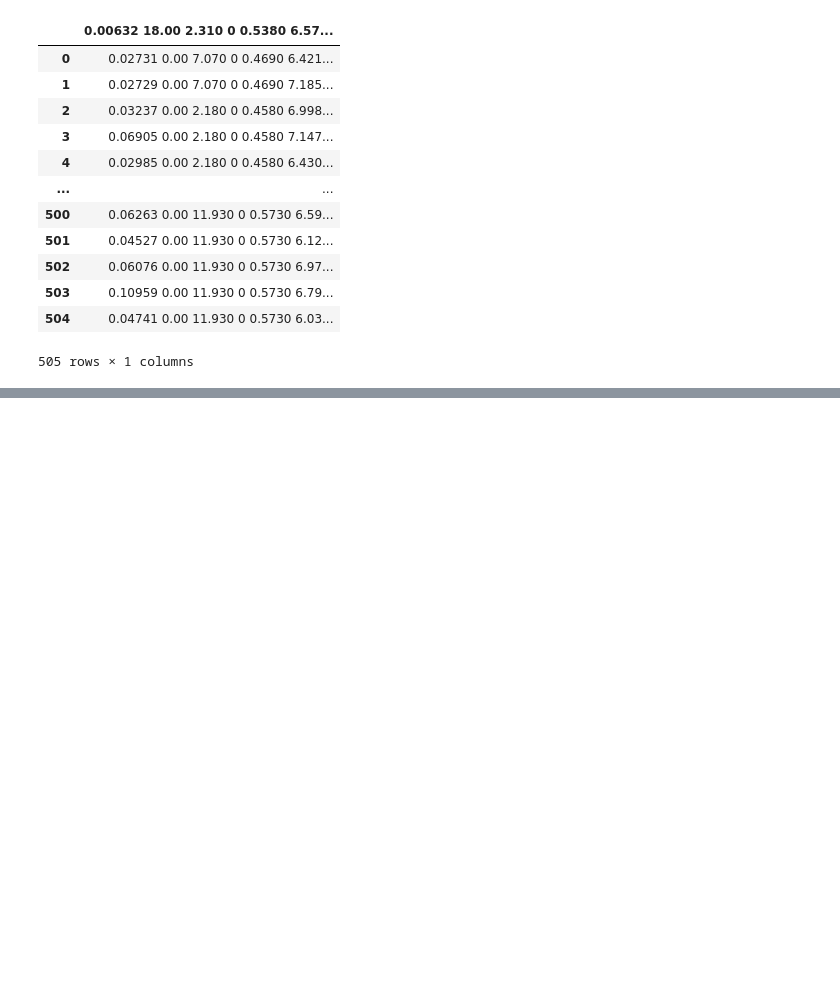
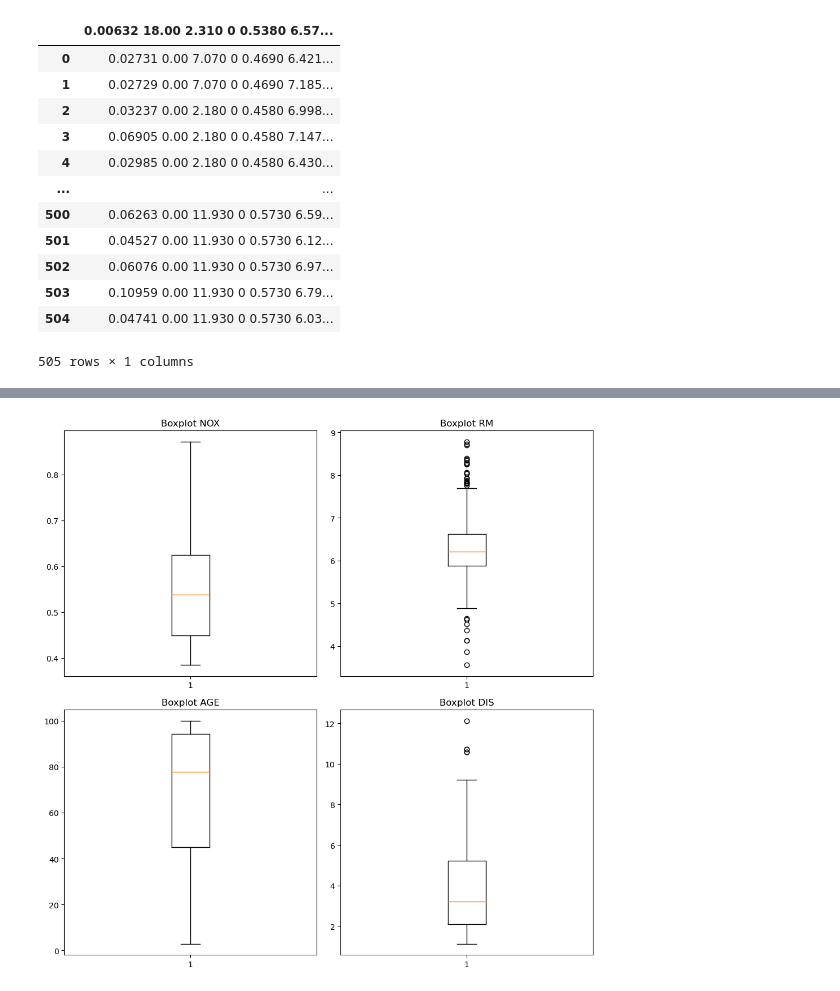
Before and after one commit to cesarcarrascog/data-science-portfolio, a Jupyter notebook: Linear Regression/home_price_forecasting.ipynb, the cells around one changed output, grey strips where cells are left out. Cells and saved outputs as stored; diff of their text form; code cells hidden in the pictures; blank space fills up the shorter version.

```diff
--- a/Linear Regression/home_price_forecasting.ipynb
+++ b/Linear Regression/home_price_forecasting.ipynb
@@ -52,0 +91,19 @@ df
+# %%
+fig, axs = plt.subplots(2, 2, figsize=(10,10))
+
+axs[0, 0].boxplot(df.NOX)
+axs[0, 0].set_title('Boxplot NOX')
+
+axs[0, 1].boxplot(df.RM)
+axs[0, 1].set_title('Boxplot RM')
+
+axs[1, 0].boxplot(df.AGE)
+axs[1, 0].set_title('Boxplot AGE')
+
+axs[1, 1].boxplot(df.DIS)
+axs[1, 1].set_title('Boxplot DIS')
+
+plt.tight_layout()
+plt.show()
+# %% [output]
+[figure, added]
```
Also changed, not shown: parts of 5 cells of this notebook.
